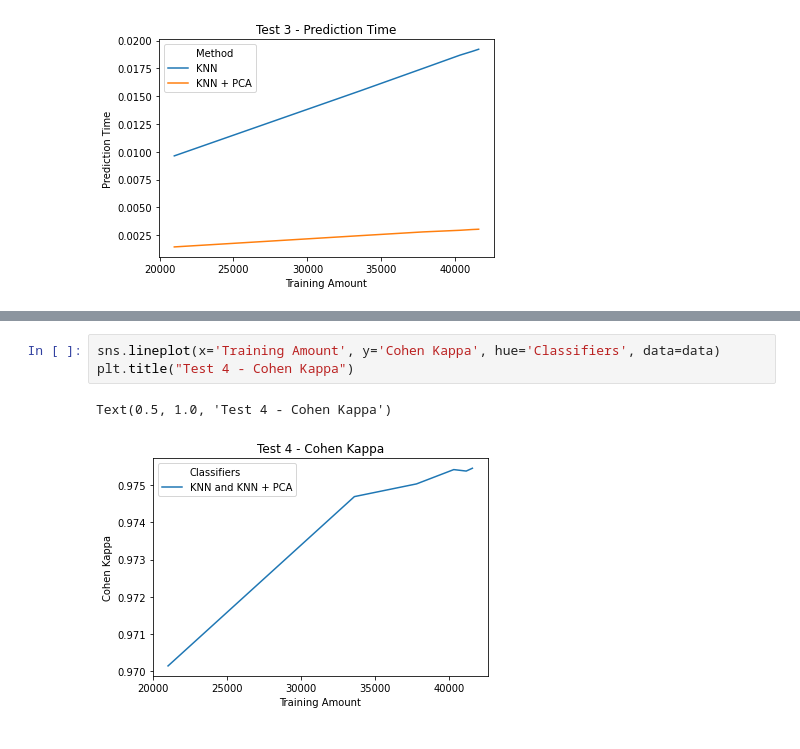
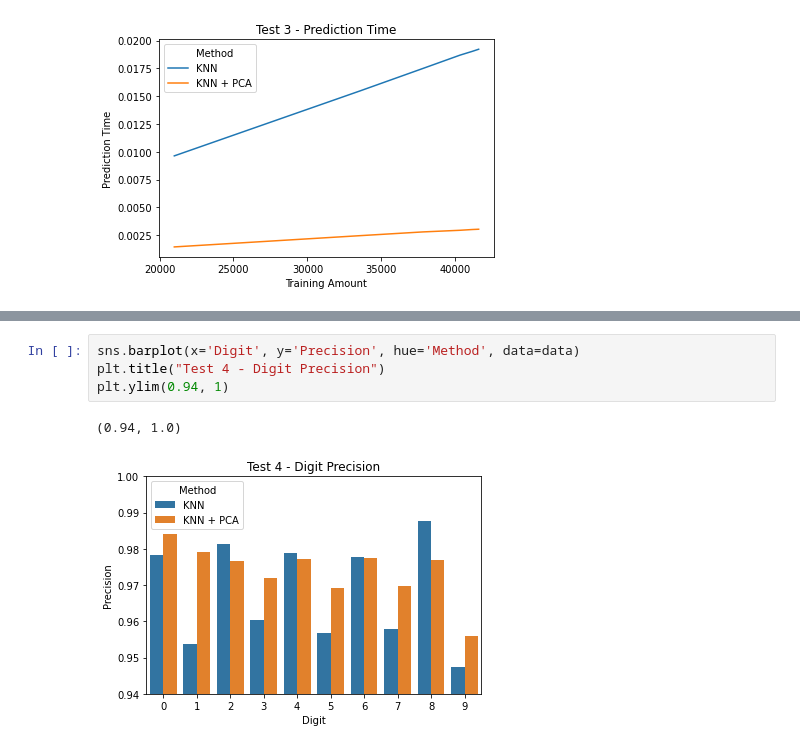
Before and after one commit to brianarrondo/metnum-tp2, a Jupyter notebook: notebooks/graphics.ipynb, the cells around one changed output, grey strips where cells are left out. Drawn from its saved outputs; the diff is of its cells as text.

Commit message:
Nuevo test 4

```diff
--- a/notebooks/graphics.ipynb
+++ b/notebooks/graphics.ipynb
@@ -144,6 +150,7 @@ data
 # %%
-sns.lineplot(x='Training Amount', y='Cohen Kappa', hue='Classifiers', data=data)
-plt.title("Test 4 - Cohen Kappa")
+sns.barplot(x='Digit', y='Precision', hue='Method', data=data)
+plt.title("Test 4 - Digit Precision")
+plt.ylim(0.94, 1)
 # %% [output]
-Text(0.5, 1.0, 'Test 4 - Cohen Kappa')
+(0.94, 1.0)
-[figure, old version]
+[figure, new version]
```
Also changed, not shown: parts of 5 cells of this notebook, 2 other files.
